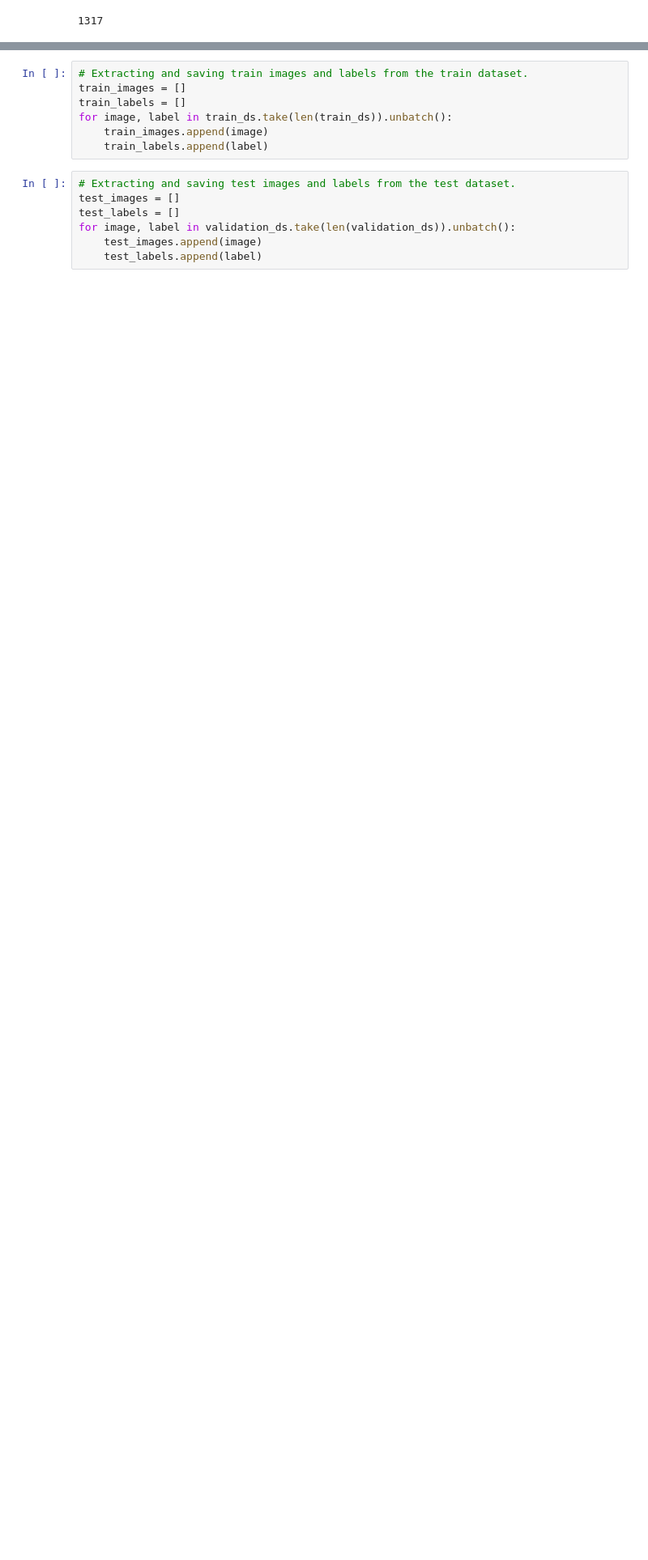
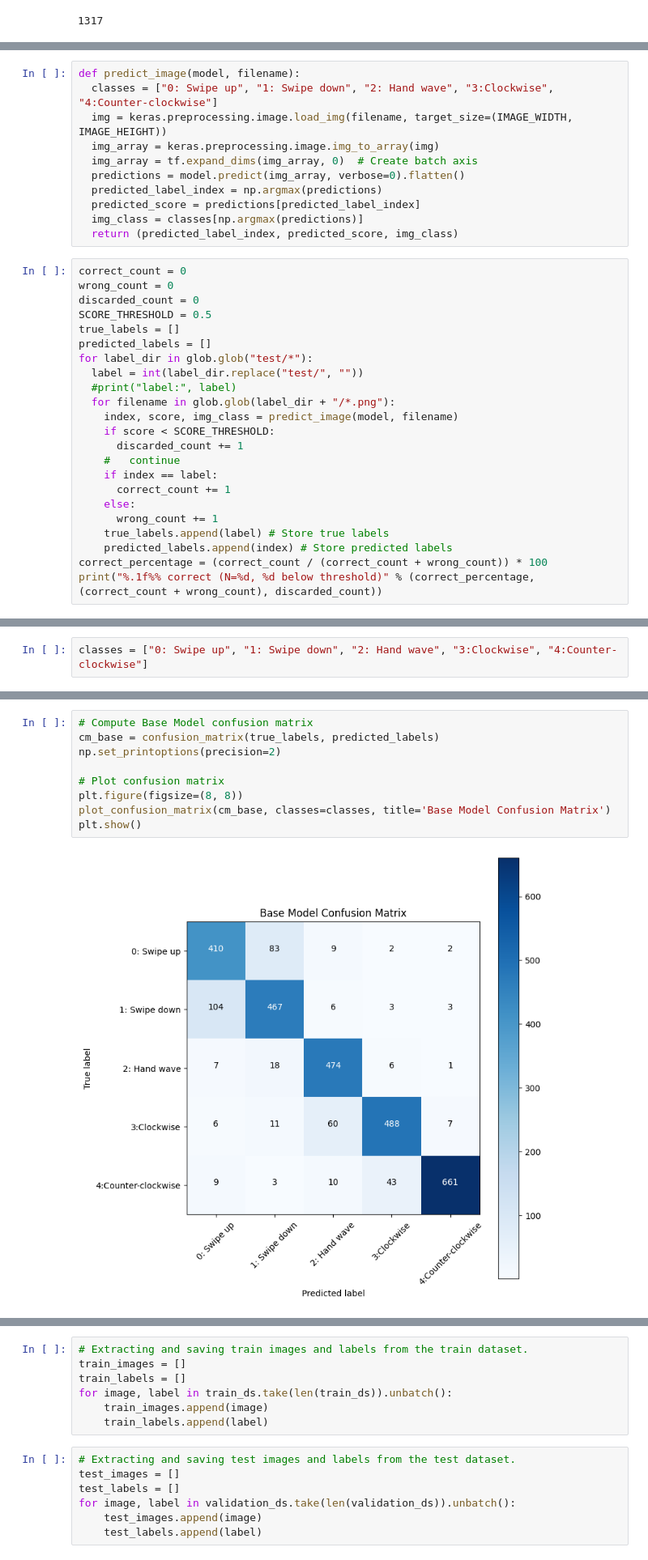
Before and after one commit to yenling12/ee596_tinyML_project, a Jupyter notebook: Project_models_confusion_matrix_classification.ipynb, the cells around one changed output, grey strips where cells are left out. Shown at 81% size. Saved outputs shown, nothing was run; the diff lists cells and outputs as text; blank space fills up the shorter version.

Commit message:
Updated Confusion Matrix and Classification Report notebook

```diff
--- a/Project_models_confusion_matrix_classification.ipynb
+++ b/Project_models_confusion_matrix_classification.ipynb
@@ -265,0 +267,34 @@ Found 8701 files belonging to 5 classes.
+# %%
+def predict_image(model, filename):
+  classes = ["0: Swipe up", "1: Swipe down", "2: Hand wave", "3:Clockwise", "4:Counter-clockwise"]
+  img = keras.preprocessing.image.load_img(filename, target_size=(IMAGE_WIDTH, IMAGE_HEIGHT))
+  img_array = keras.preprocessing.image.img_to_array(img)
+  img_array = tf.expand_dims(img_array, 0)  # Create batch axis
+  predictions = model.predict(img_array, verbose=0).flatten()
+  predicted_label_index = np.argmax(predictions)
+  predicted_score = predictions[predicted_label_index]
+  img_class = classes[np.argmax(predictions)]
+  return (predicted_label_index, predicted_score, img_class)
+# %%
+correct_count = 0
+wrong_count = 0
+discarded_count = 0
+SCORE_THRESHOLD = 0.5
+true_labels = []
+predicted_labels = []
+for label_dir in glob.glob("test/*"):
+  label = int(label_dir.replace("test/", ""))
+  #print("label:", label)
+  for filename in glob.glob(label_dir + "/*.png"):
+    index, score, img_class = predict_image(model, filename)
+    if score < SCORE_THRESHOLD:
+      discarded_count += 1
+    #   continue
+    if index == label:
+      correct_count += 1
+    else:
+      wrong_count += 1
+    true_labels.append(label) # Store true labels
+    predicted_labels.append(index) # Store predicted labels
+correct_percentage = (correct_count / (correct_count + wrong_count)) * 100
+print("%.1f%% correct (N=%d, %d below threshold)" % (correct_percentage, (correct_count + wrong_count), discarded_count))
@@ -265,0 +442,2 @@ Found 8701 files belonging to 5 classes.
+# %%
+classes = ["0: Swipe up", "1: Swipe down", "2: Hand wave", "3:Clockwise", "4:Counter-clockwise"]
@@ -265,0 +470,11 @@ Found 8701 files belonging to 5 classes.
+# %%
+# Compute Base Model confusion matrix
+cm_base = confusion_matrix(true_labels, predicted_labels)
+np.set_printoptions(precision=2)
+
+# Plot confusion matrix
+plt.figure(figsize=(8, 8))
+plot_confusion_matrix(cm_base, classes=classes, title='Base Model Confusion Matrix')
+plt.show()
+# %% [output]
+[figure, added]
```
Also changed, not shown: parts of 27 cells of this notebook.
